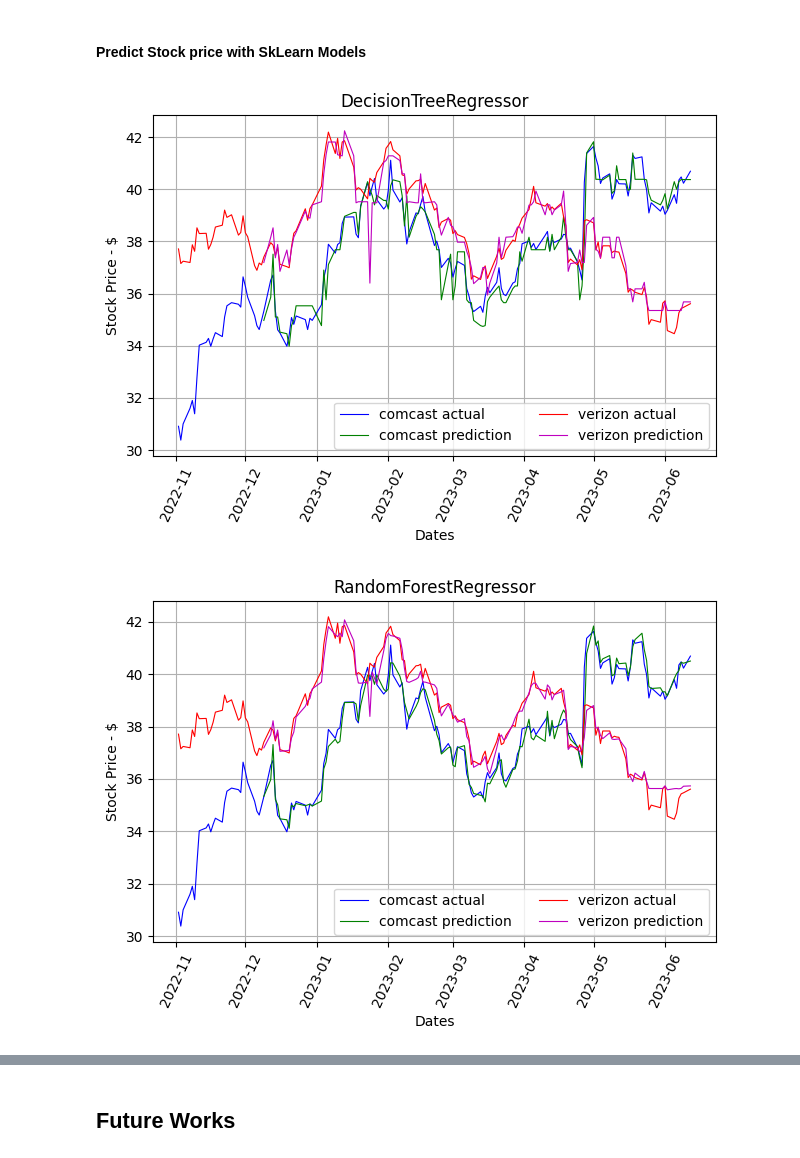
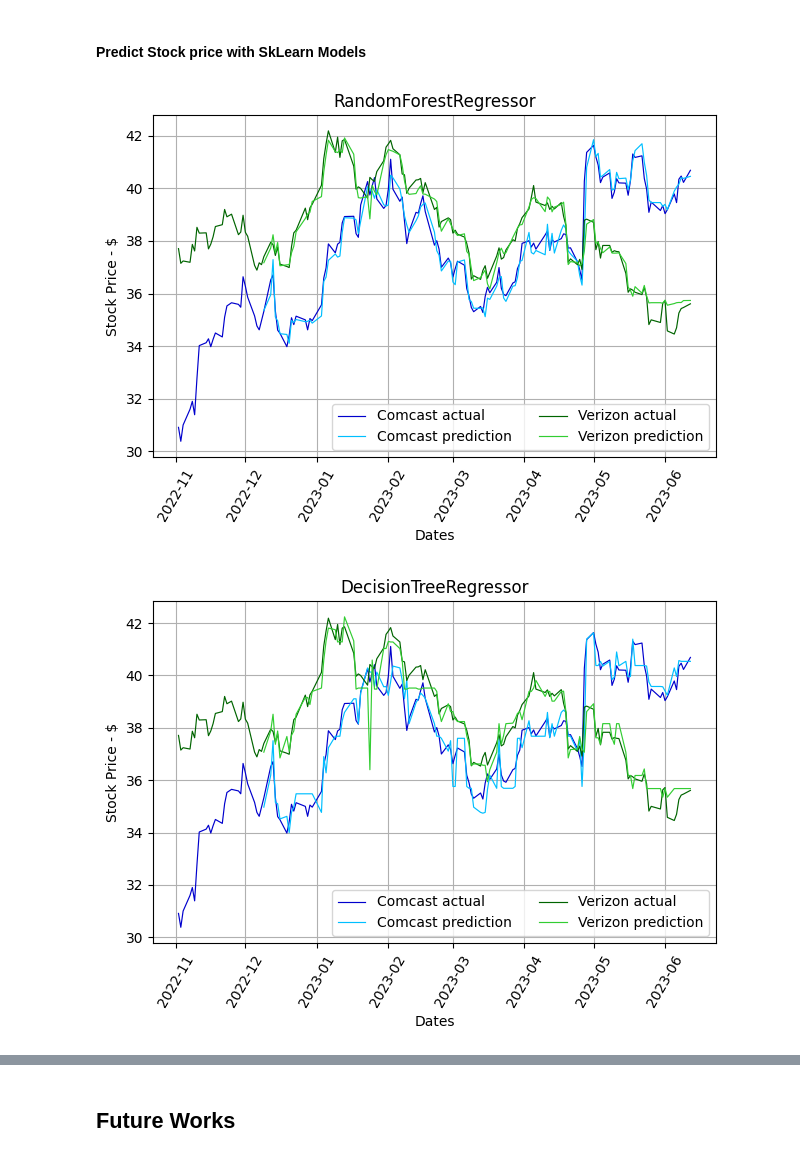
Before and after one commit to geoffpatton/stock-prediction, a Jupyter notebook: project_impl.ipynb, the cells around one changed output, grey strips where cells are left out. Drawn from its saved outputs; the diff is of its cells as text; code cells hidden in the pictures.

Commit message:
Updated Plots, removed some unused methods

```diff
--- a/project_impl.ipynb
+++ b/project_impl.ipynb
@@ -187,40 +187,21 @@ plt.show()
 
 from sklearn.metrics import r2_score, mean_squared_error, mean_absolute_error, mean_absolute_percentage_error
 
-def plot_graph(stock_df, test_x, test_y, prediction_y, model_name):
-    plt.figure(figsize=(12,8),dpi=100)
+def plot_dual_graph(model_name, stock_df_1, test_x_1, prediction_y_1,
+                    stock_df_2, test_x_2, prediction_y_2):
+
     ax = plt.axes()
     ax.grid()
     ax.set(xlabel='Dates', ylabel='Stock Price - $', title=model_name)
 
-    ax.plot(stock_df.index, stock_df['close'], label='actual', c='b', linewidth=1)
-    ax.plot(test_x.index, test_y, label='test', c='r', linewidth=1)
-    ax.plot(test_x.index, prediction_y, label='prediction', c='g', linewidth=1)
+    ax.plot(stock_df_1.index, stock_df_1['close'], label='Comcast actual', c='mediumblue', linewidth=.85)
+    ax.plot(test_x_1.index, prediction_y_1, label='Comcast prediction', c='deepskyblue', linewidth=.85)
 
-    ax.xaxis.set_major_locator(mticker. MultipleLocator(12))
+    ax.plot(stock_df_2.index, stock_df_2['close'], label='Verizon actual', c='darkgreen', linewidth=.85)
+    ax.plot(test_x_2.index, prediction_y_2, label='Verizon prediction', c='limegreen', linewidth=.85)
 
     for tick in ax.get_xticklabels():
-        tick.set_rotation(65)
-
-    plt.tight_layout()
-    plt.legend()
-    plt.show()
-
-
-def plot_dual_graph(model_name, stock_df_1, test_x_1, prediction_y_1,
-                    stock_df_2, test_x_2, prediction_y_2):
-    ax = plt.axes()
-    ax.grid()
-    ax.set(xlabel='Dates', ylabel='Stock Price - $', title=model_name)
-
-    ax.plot(stock_df_1.index, stock_df_1['close'], label='comcast actual', c='b', linewidth=.8)
-    ax.plot(test_x_1.index, prediction_y_1, label='comcast prediction', c='g', linewidth=.8)
-
-    ax.plot(stock_df_2.index, stock_df_2['close'], label='verizon actual', c='r', linewidth=.8)
-    ax.plot(test_x_2.index, prediction_y_2, label='verizon prediction', c='m', linewidth=.8)
-
-    for tick in ax.get_xticklabels():
-        tick.set_rotation(65)
+        tick.set_rotation(60)
 
     plt.legend(ncol=2)
     plt.tight_layout()
@@ -280,7 +261,7 @@ from sklearn.linear_model import LinearRegression, BayesianRidge
 from sklearn.ensemble import GradientBoostingRegressor, RandomForestRegressor
 from sklearn.tree import DecisionTreeRegressor
 
-all_models = [DecisionTreeRegressor(), RandomForestRegressor(), GradientBoostingRegressor(), BayesianRidge(), LinearRegression()]
+all_models = [RandomForestRegressor(), DecisionTreeRegressor(), GradientBoostingRegressor(), BayesianRidge(), LinearRegression()]
 metric_results_dict = defaultdict(list)
 
 all_stock_df = pd.read_csv('./data/candlestick_data.csv', header = 0).sort_values(by=['unix_time'])
@@ -349,32 +330,32 @@ v_lw_prediction = local_weight(v_x_test, v_x_train, v_y_train)
 metric_results_dict["Model"].append('Verizon Weighted LR')
 for idx, metric in enumerate(regression_metrics):
     metric_results_dict[metric_names[idx]].append(metric(v_y_test, v_lw_prediction))
 
 plot_dual_graph("Weighted LR", c_disply_data, c_x_test, c_lw_prediction,
                     v_disply_data, v_x_test, v_lw_prediction)
 
 
 ####  K-Fold 20 LR
 c_kfold_prediction = kFold(20, c_std_data_x, c_data_y)
 
 metric_results_dict["Model"].append('Comcast K-Fold 20 LR')
 for idx, metric in enumerate(regression_metrics):
     metric_results_dict[metric_names[idx]].append(metric(c_y_test, c_kfold_prediction))
 
 
 v_kfold_prediction = kFold(20, v_std_data_x, v_data_y)
 
 metric_results_dict["Model"].append('Verizon K-Fold 20 LR')
 for idx, metric in enumerate(regression_metrics):
     metric_results_dict[metric_names[idx]].append(metric(v_y_test, v_kfold_prediction))
 
 plot_dual_graph("K-Fold LR", c_disply_data, c_x_test, c_kfold_prediction,
                 v_disply_data, v_x_test, v_kfold_prediction)
 
 
 metrics_df = pd.DataFrame(metric_results_dict)
 
 display(metrics_df)
 # %% [output]
-[figure, old version]
+[figure, new version]
-[figure, old version]
+[figure, new version]
```
Also changed, not shown: parts of 6 cells of this notebook.
